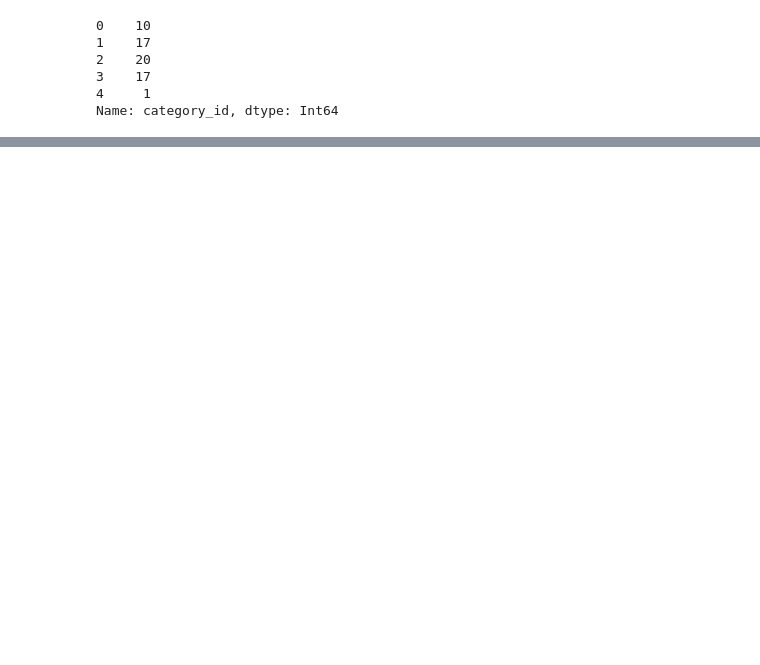
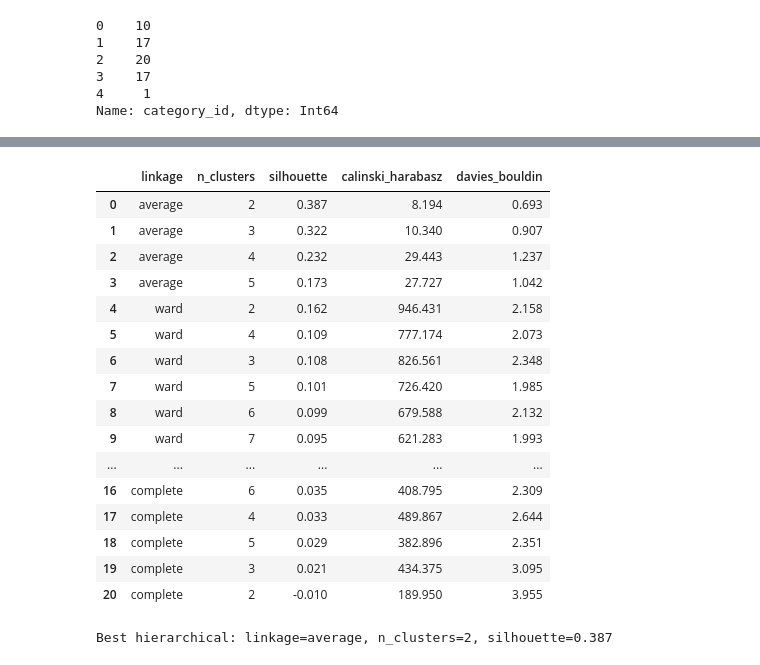
Before and after one commit to carlosfrancose/SpringboardCapstone2, a Jupyter notebook: notebooks/capstone_two.ipynb, the cells around one changed output, grey strips where cells are left out. Saved outputs shown, nothing was run; the diff lists cells and outputs as text; code cells hidden in the pictures; blank space fills up the shorter version.

```diff
--- a/notebooks/capstone_two.ipynb
+++ b/notebooks/capstone_two.ipynb
@@ -981,0 +1106,45 @@ display(X_final_scaled.head())
+# %%
+hierarchical_results = []
+
+for linkage in ["ward", "complete", "average"]:
+    for n_clusters in range(2, 9):
+        model = AgglomerativeClustering(n_clusters=n_clusters, linkage=linkage)
+        labels = model.fit_predict(X_model_sample)
+        hierarchical_results.append(
+            {
+                "linkage": linkage,
+                "n_clusters": n_clusters,
+                "silhouette": silhouette_score(X_model_sample, labels),
+                "calinski_harabasz": calinski_harabasz_score(X_model_sample, labels),
+                "davies_bouldin": davies_bouldin_score(X_model_sample, labels),
+            }
+        )
+
+hierarchical_results = pd.DataFrame(hierarchical_results).sort_values("silhouette", ascending=False).reset_index(drop=True)
+best_hierarchical = hierarchical_results.iloc[0]
+
+display(hierarchical_results.round(3))
+print(
+    f"Best hierarchical: linkage={best_hierarchical['linkage']}, "
+    f"n_clusters={int(best_hierarchical['n_clusters'])}, "
+    f"silhouette={best_hierarchical['silhouette']:.3f}"
+)
+# %% [output]
+|  | linkage | n_clusters | silhouette | calinski_harabasz | davies_bouldin |
+| 0 | average | 2 | 0.387 | 8.194 | 0.693 |
+| 1 | average | 3 | 0.322 | 10.340 | 0.907 |
+| 2 | average | 4 | 0.232 | 29.443 | 1.237 |
+| 3 | average | 5 | 0.173 | 27.727 | 1.042 |
+| 4 | ward | 2 | 0.162 | 946.431 | 2.158 |
+| 5 | ward | 4 | 0.109 | 777.174 | 2.073 |
+| 6 | ward | 3 | 0.108 | 826.561 | 2.348 |
+| 7 | ward | 5 | 0.101 | 726.420 | 1.985 |
+| 8 | ward | 6 | 0.099 | 679.588 | 2.132 |
+| 9 | ward | 7 | 0.095 | 621.283 | 1.993 |
+| ... | ... | ... | ... | ... | ... |
+| 16 | complete | 6 | 0.035 | 408.795 | 2.309 |
+| 17 | complete | 4 | 0.033 | 489.867 | 2.644 |
+| 18 | complete | 5 | 0.029 | 382.896 | 2.351 |
+| 19 | complete | 3 | 0.021 | 434.375 | 3.095 |
+| 20 | complete | 2 | -0.010 | 189.950 | 3.955 |
+Best hierarchical: linkage=average, n_clusters=2, silhouette=0.387
```
Also changed, not shown: parts of 12 cells of this notebook.
